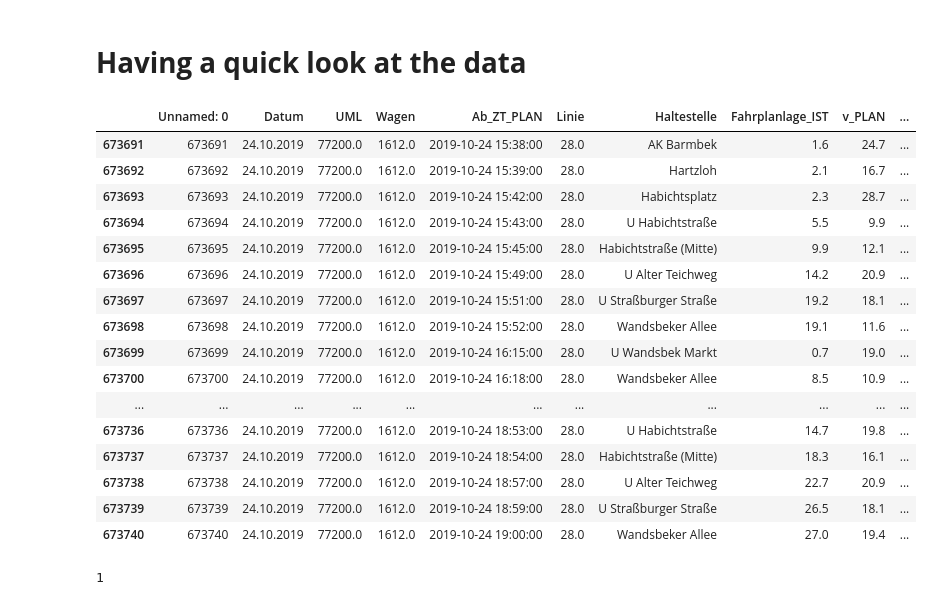
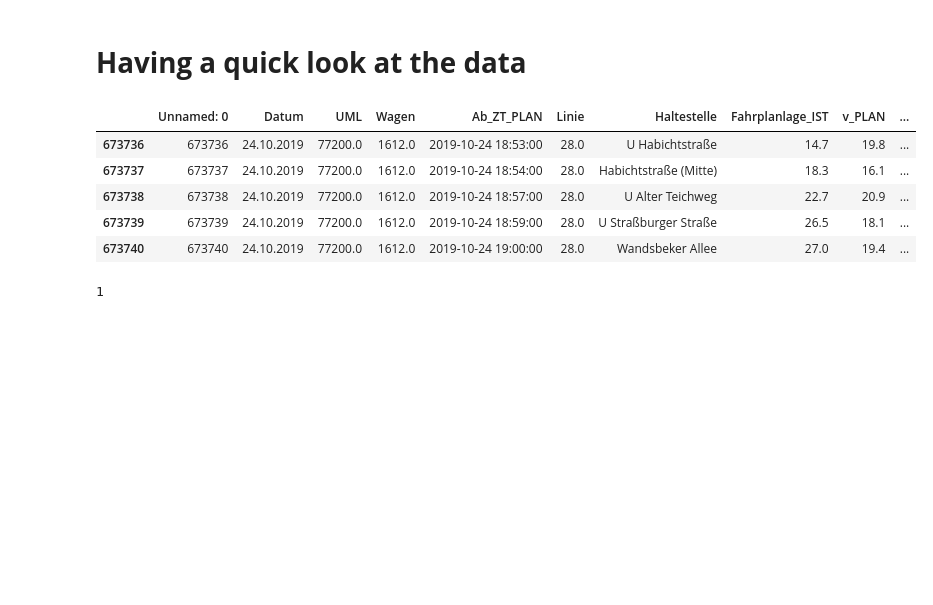
Before and after one commit to fhun/bus-arrival-time-neural-network-ga-kalman, a Jupyter notebook: 0_Datapreparation.ipynb, the cells around one changed output. Saved outputs shown, nothing was run; the diff lists cells and outputs as text; code cells hidden in the pictures; blank space fills up the shorter version.

```diff
--- a/0_Datapreparation.ipynb
+++ b/0_Datapreparation.ipynb
@@ -67,20 +67,9 @@ elif file_name == 4: #only April
 # **Having a quick look at the data**
 # %%
 #df_filter = df_filter.drop(['Unnamed: 0','index'], axis=1)
-df_filter[-50:]
+df_filter.tail() #[-50:]
 # %% [output]
 |  | Unnamed: 0 | Datum | UML | Wagen | Ab_ZT_PLAN | Linie | Haltestelle | Fahrplanlage_IST | v_PLAN | ... |
-| 673691 | 673691 | 24.10.2019 | 77200.0 | 1612.0 | 2019-10-24 15:38:00 | 28.0 | AK Barmbek | 1.6 | 24.7 | ... |
-| 673692 | 673692 | 24.10.2019 | 77200.0 | 1612.0 | 2019-10-24 15:39:00 | 28.0 | Hartzloh | 2.1 | 16.7 | ... |
-| 673693 | 673693 | 24.10.2019 | 77200.0 | 1612.0 | 2019-10-24 15:42:00 | 28.0 | Habichtsplatz | 2.3 | 28.7 | ... |
-| 673694 | 673694 | 24.10.2019 | 77200.0 | 1612.0 | 2019-10-24 15:43:00 | 28.0 | U Habichtstraße | 5.5 | 9.9 | ... |
-| 673695 | 673695 | 24.10.2019 | 77200.0 | 1612.0 | 2019-10-24 15:45:00 | 28.0 | Habichtstraße (Mitte) | 9.9 | 12.1 | ... |
-| 673696 | 673696 | 24.10.2019 | 77200.0 | 1612.0 | 2019-10-24 15:49:00 | 28.0 | U Alter Teichweg | 14.2 | 20.9 | ... |
-| 673697 | 673697 | 24.10.2019 | 77200.0 | 1612.0 | 2019-10-24 15:51:00 | 28.0 | U Straßburger Straße | 19.2 | 18.1 | ... |
-| 673698 | 673698 | 24.10.2019 | 77200.0 | 1612.0 | 2019-10-24 15:52:00 | 28.0 | Wandsbeker Allee | 19.1 | 11.6 | ... |
-| 673699 | 673699 | 24.10.2019 | 77200.0 | 1612.0 | 2019-10-24 16:15:00 | 28.0 | U Wandsbek Markt | 0.7 | 19.0 | ... |
-| 673700 | 673700 | 24.10.2019 | 77200.0 | 1612.0 | 2019-10-24 16:18:00 | 28.0 | Wandsbeker Allee | 8.5 | 10.9 | ... |
-| ... | ... | ... | ... | ... | ... | ... | ... | ... | ... | ... |
 | 673736 | 673736 | 24.10.2019 | 77200.0 | 1612.0 | 2019-10-24 18:53:00 | 28.0 | U Habichtstraße | 14.7 | 19.8 | ... |
 | 673737 | 673737 | 24.10.2019 | 77200.0 | 1612.0 | 2019-10-24 18:54:00 | 28.0 | Habichtstraße (Mitte) | 18.3 | 16.1 | ... |
 | 673738 | 673738 | 24.10.2019 | 77200.0 | 1612.0 | 2019-10-24 18:57:00 | 28.0 | U Alter Teichweg | 22.7 | 20.9 | ... |
```
Also changed, not shown: parts of 32 cells of this notebook.
